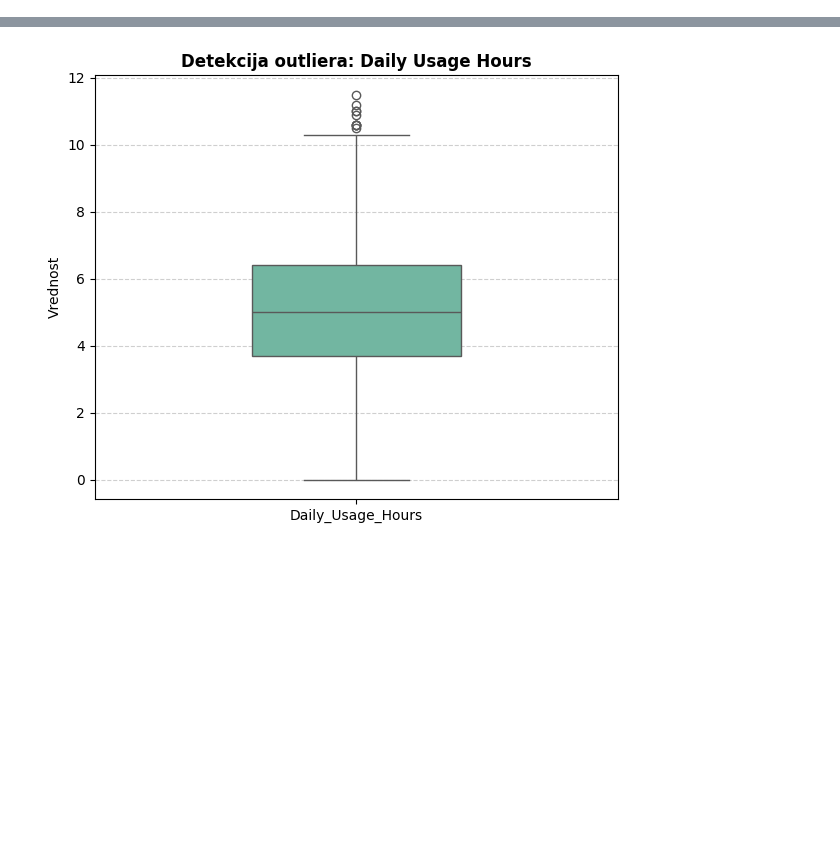
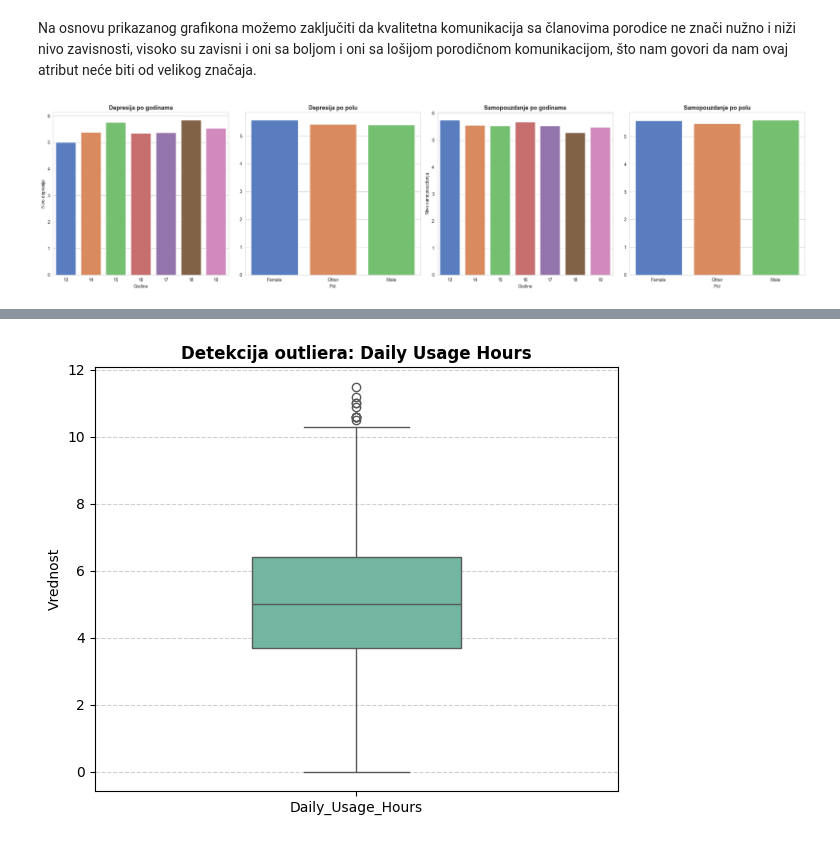
Before and after one commit to djukic002/siap-projekat, a Jupyter notebook: eda.ipynb, the cells around one changed output, grey strips where cells are left out. Saved outputs shown, nothing was run; the diff lists cells and outputs as text; code cells hidden in the pictures; blank space fills up the shorter version.

```diff
--- a/eda.ipynb
+++ b/eda.ipynb
@@ -151,0 +63,29 @@ plt.show()
+# %% [markdown]
+Na osnovu prikazanog grafikona možemo zaključiti da kvalitetna komunikacija sa članovima porodice ne znači nužno i niži nivo zavisnosti, visoko su zavisni i oni sa boljom i oni sa lošijom porodičnom komunikacijom, što nam govori da nam ovaj atribut neće biti od velikog značaja.
+# %%
+fig, axes = plt.subplots(1, 4, figsize=(24, 6))
+
+sns.barplot(data=df, x='Age', y='Depression_Level', ax=axes[0], palette='muted', hue='Age', legend=False, errorbar=None)
+axes[0].set_title('Depresija po godinama', fontsize=13, fontweight='bold')
+axes[0].set_xlabel('Godine')
+axes[0].set_ylabel('Nivo depresije')
+
+sns.barplot(data=df, x='Gender', y='Depression_Level', ax=axes[1], palette='muted', hue='Gender', legend=False, errorbar=None)
+axes[1].set_title('Depresija po polu', fontsize=13, fontweight='bold')
+axes[1].set_xlabel('Pol')
+axes[1].set_ylabel('')
+
+sns.barplot(data=df, x='Age', y='Self_Esteem', ax=axes[2], palette='muted', hue='Age', legend=False, errorbar=None)
+axes[2].set_title('Samopouzdanje po godinama', fontsize=13, fontweight='bold')
+axes[2].set_xlabel('Godine')
+axes[2].set_ylabel('Nivo samopouzdanja')
+
+sns.barplot(data=df, x='Gender', y='Self_Esteem', ax=axes[3], palette='muted', hue='Gender', legend=False, errorbar=None)
+axes[3].set_title('Samopouzdanje po polu', fontsize=13, fontweight='bold')
+axes[3].set_xlabel('Pol')
+axes[3].set_ylabel('')
+
+plt.tight_layout()
+plt.show()
+# %% [output]
+[figure, added]
```
Also changed, not shown: parts of 43 cells of this notebook, 1 other file.
